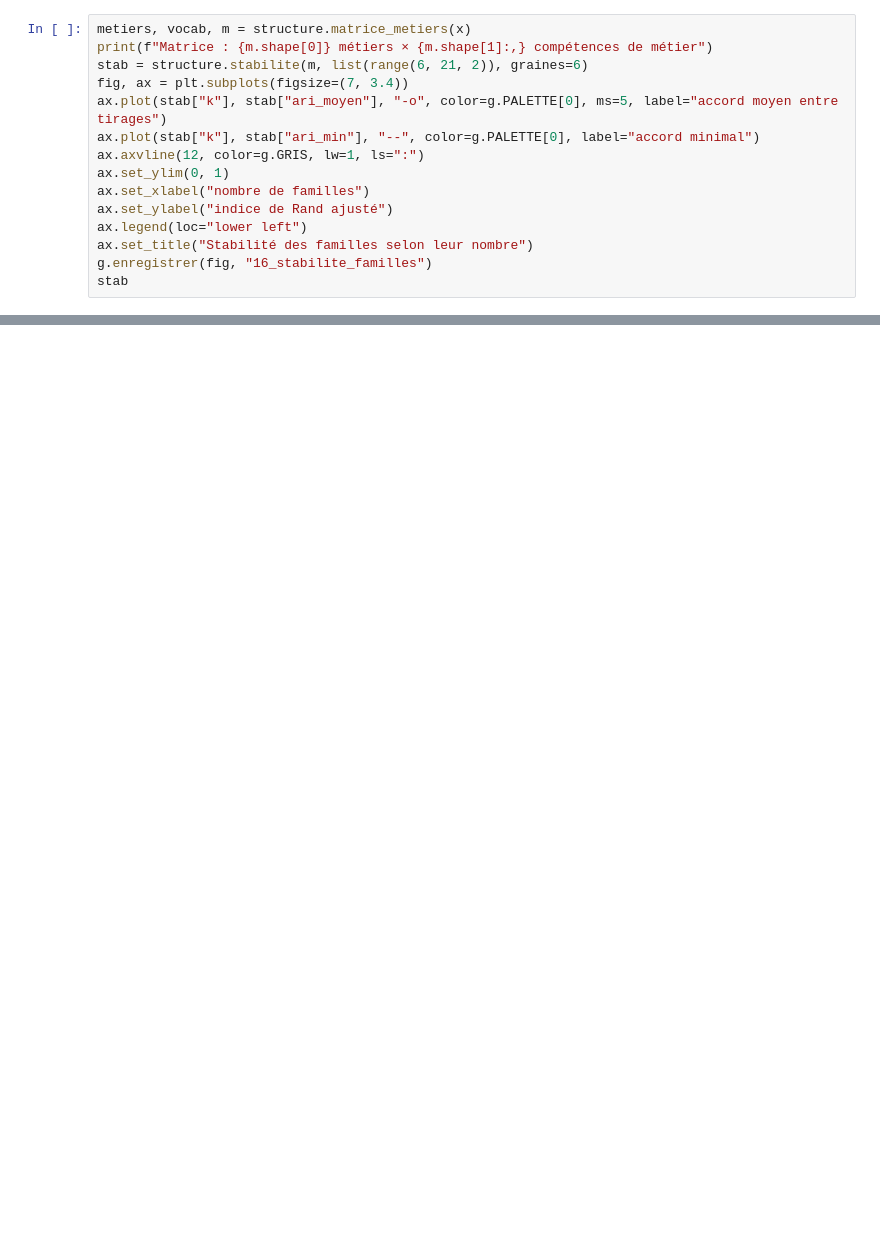
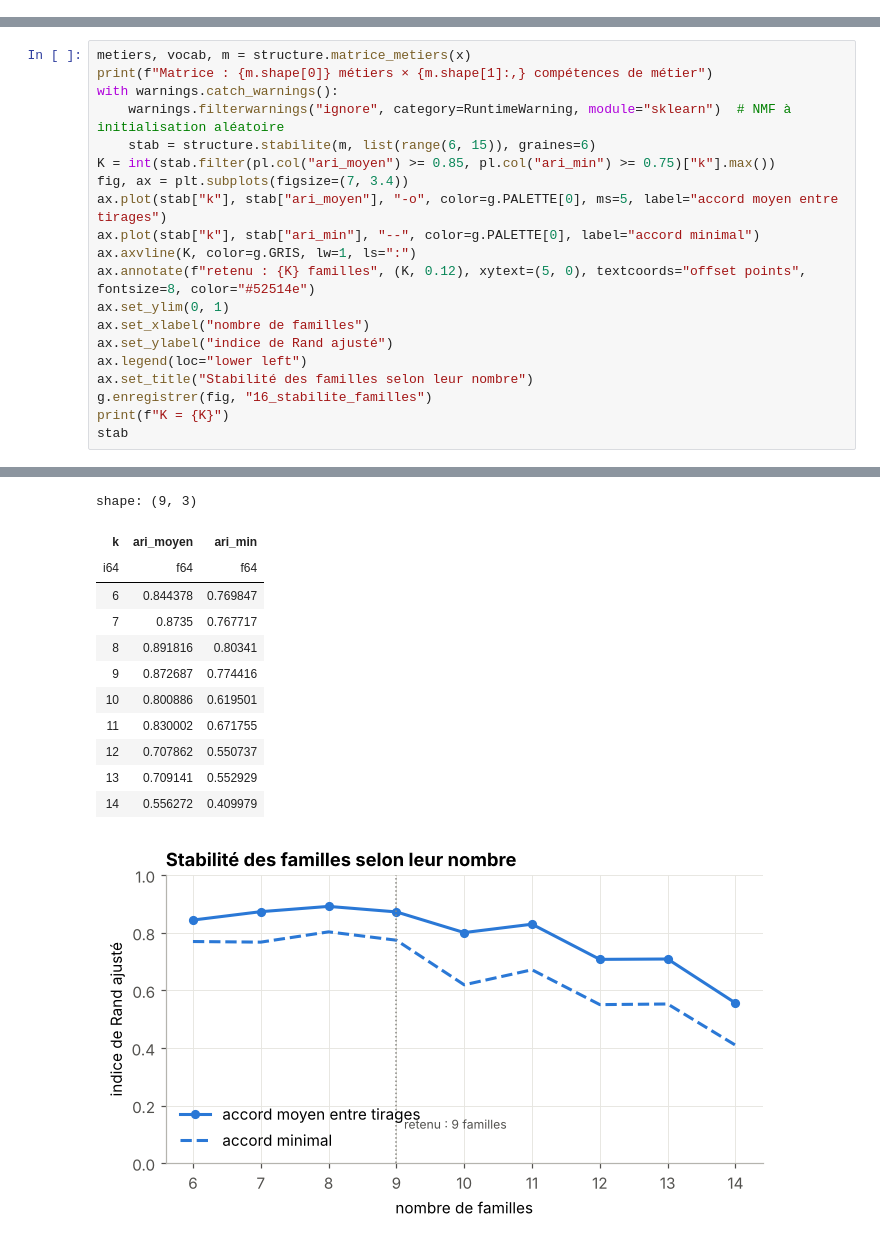
Before and after one commit to nitescuale/offres-emploi-competences, a Jupyter notebook: notebooks/03_structure.ipynb, the cells around one changed output, grey strips where cells are left out. Saved outputs shown, nothing was run; the diff lists cells and outputs as text; blank space fills up the shorter version.

```diff
--- a/notebooks/03_structure.ipynb
+++ b/notebooks/03_structure.ipynb
@@ -155,15 +0,0 @@ la factorisation avec des initialisations aléatoires et on mesure l'accord entr
-# %%
-metiers, vocab, m = structure.matrice_metiers(x)
-print(f"Matrice : {m.shape[0]} métiers × {m.shape[1]:,} compétences de métier")
-stab = structure.stabilite(m, list(range(6, 21, 2)), graines=6)
-fig, ax = plt.subplots(figsize=(7, 3.4))
-ax.plot(stab["k"], stab["ari_moyen"], "-o", color=g.PALETTE[0], ms=5, label="accord moyen entre tirages")
-ax.plot(stab["k"], stab["ari_min"], "--", color=g.PALETTE[0], label="accord minimal")
-ax.axvline(12, color=g.GRIS, lw=1, ls=":")
-ax.set_ylim(0, 1)
-ax.set_xlabel("nombre de familles")
-ax.set_ylabel("indice de Rand ajusté")
-ax.legend(loc="lower left")
-ax.set_title("Stabilité des familles selon leur nombre")
-g.enregistrer(fig, "16_stabilite_familles")
-stab
@@ -397,0 +237,21 @@ artificielle, Python et les SIG (10 à 11 % chacun) ; SQL n'apparaît que dans 4
+# %%
+metiers, vocab, m = structure.matrice_metiers(x)
+print(f"Matrice : {m.shape[0]} métiers × {m.shape[1]:,} compétences de métier")
+with warnings.catch_warnings():
+    warnings.filterwarnings("ignore", category=RuntimeWarning, module="sklearn")  # NMF à initialisation aléatoire
+    stab = structure.stabilite(m, list(range(6, 15)), graines=6)
+K = int(stab.filter(pl.col("ari_moyen") >= 0.85, pl.col("ari_min") >= 0.75)["k"].max())
+fig, ax = plt.subplots(figsize=(7, 3.4))
+ax.plot(stab["k"], stab["ari_moyen"], "-o", color=g.PALETTE[0], ms=5, label="accord moyen entre tirages")
+ax.plot(stab["k"], stab["ari_min"], "--", color=g.PALETTE[0], label="accord minimal")
+ax.axvline(K, color=g.GRIS, lw=1, ls=":")
+ax.annotate(f"retenu : {K} familles", (K, 0.12), xytext=(5, 0), textcoords="offset points", fontsize=8, color="#52514e")
+ax.set_ylim(0, 1)
+ax.set_xlabel("nombre de familles")
+ax.set_ylabel("indice de Rand ajusté")
+ax.legend(loc="lower left")
+ax.set_title("Stabilité des familles selon leur nombre")
+g.enregistrer(fig, "16_stabilite_familles")
+print(f"K = {K}")
+stab
+# %% [output]
@@ -397,0 +260,13 @@ artificielle, Python et les SIG (10 à 11 % chacun) ; SQL n'apparaît que dans 4
+shape: (9, 3)
+| k | ari_moyen | ari_min |
+| i64 | f64 | f64 |
+| 6 | 0.844378 | 0.769847 |
+| 7 | 0.8735 | 0.767717 |
+| 8 | 0.891816 | 0.80341 |
+| 9 | 0.872687 | 0.774416 |
+| 10 | 0.800886 | 0.619501 |
+| 11 | 0.830002 | 0.671755 |
+| 12 | 0.707862 | 0.550737 |
+| 13 | 0.709141 | 0.552929 |
+| 14 | 0.556272 | 0.409979 |
+[figure, added]
```
Also changed, not shown: parts of 38 cells of this notebook, 8 other files.
